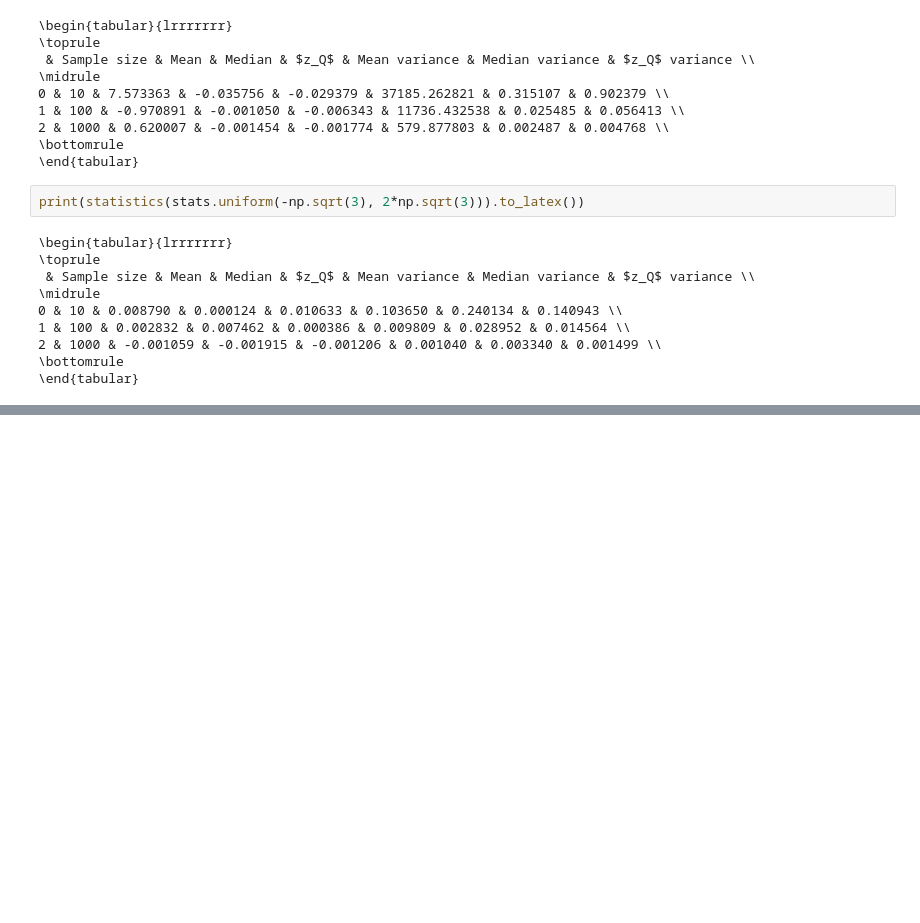
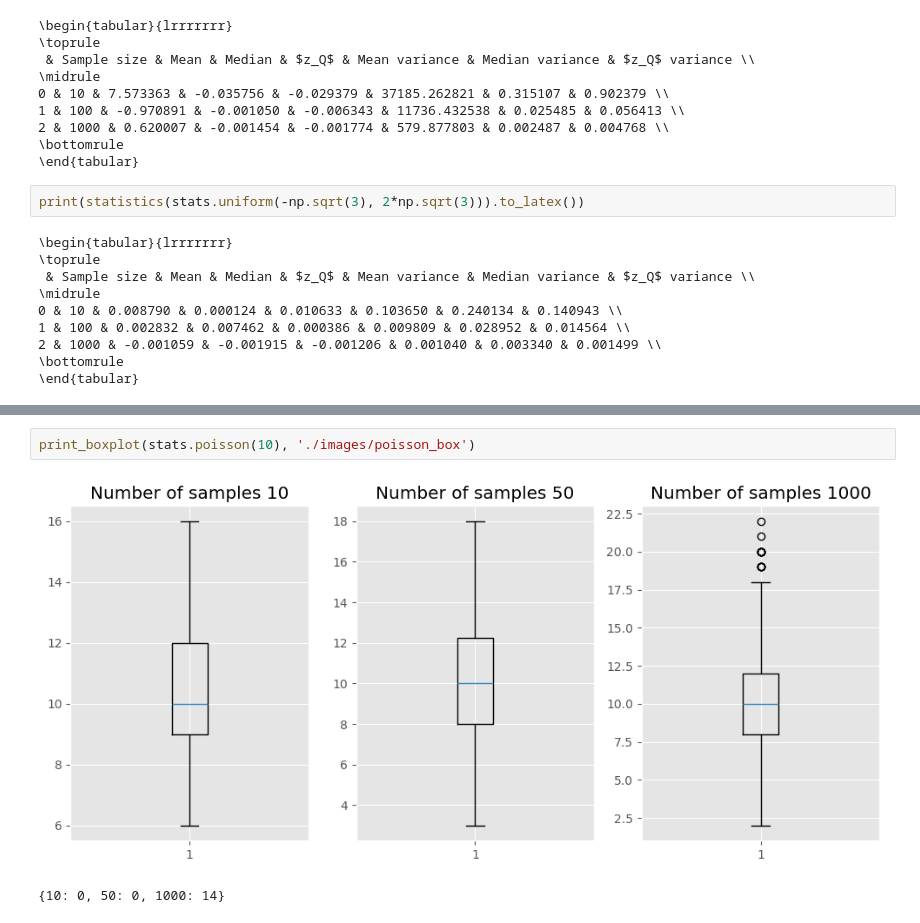
Before and after one commit to AndrewM0204/stats, a Jupyter notebook: stat1.ipynb, the cells around one changed output, grey strips where cells are left out. Saved outputs shown, nothing was run; the diff lists cells and outputs as text; blank space fills up the shorter version.

```diff
--- a/stat1.ipynb
+++ b/stat1.ipynb
@@ -111,0 +153,5 @@ print(statistics(stats.uniform(-np.sqrt(3), 2*np.sqrt(3))).to_latex())
+# %%
+print_boxplot(stats.poisson(10), './images/poisson_box')
+# %% [output]
+[figure, added]
+{10: 0, 50: 0, 1000: 14}
```
Also changed, not shown: parts of 6 cells of this notebook, 4 other files.
